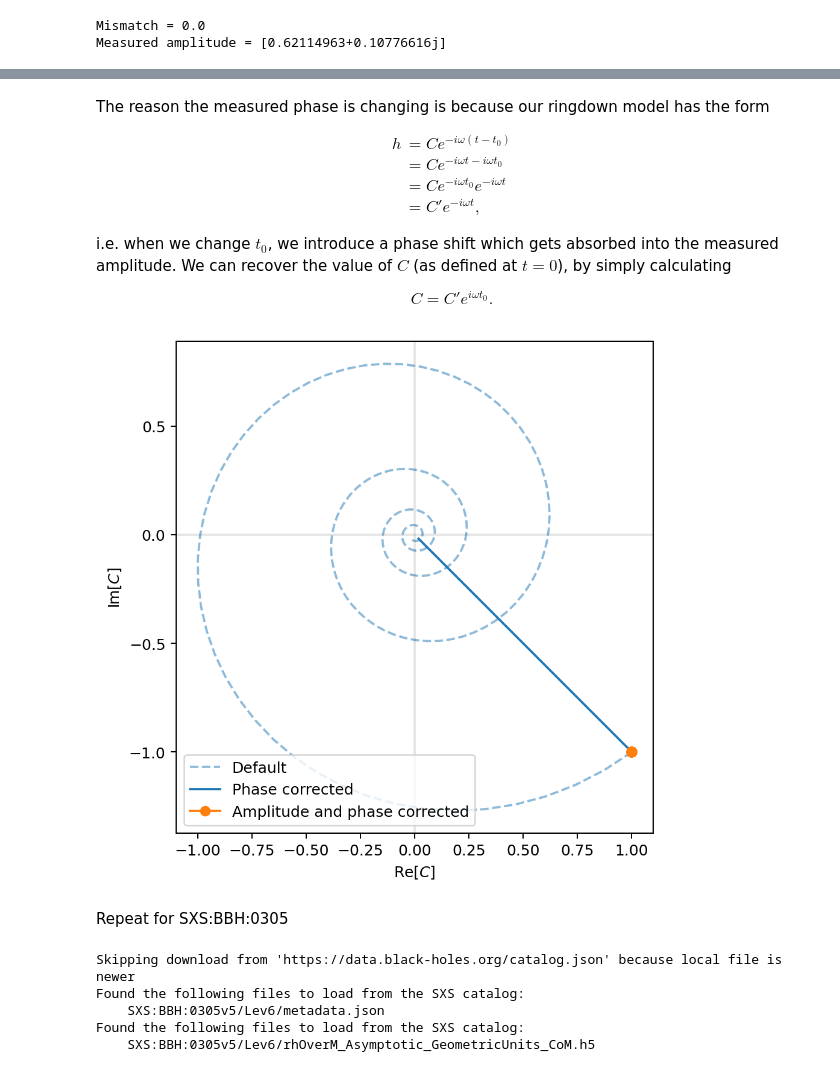
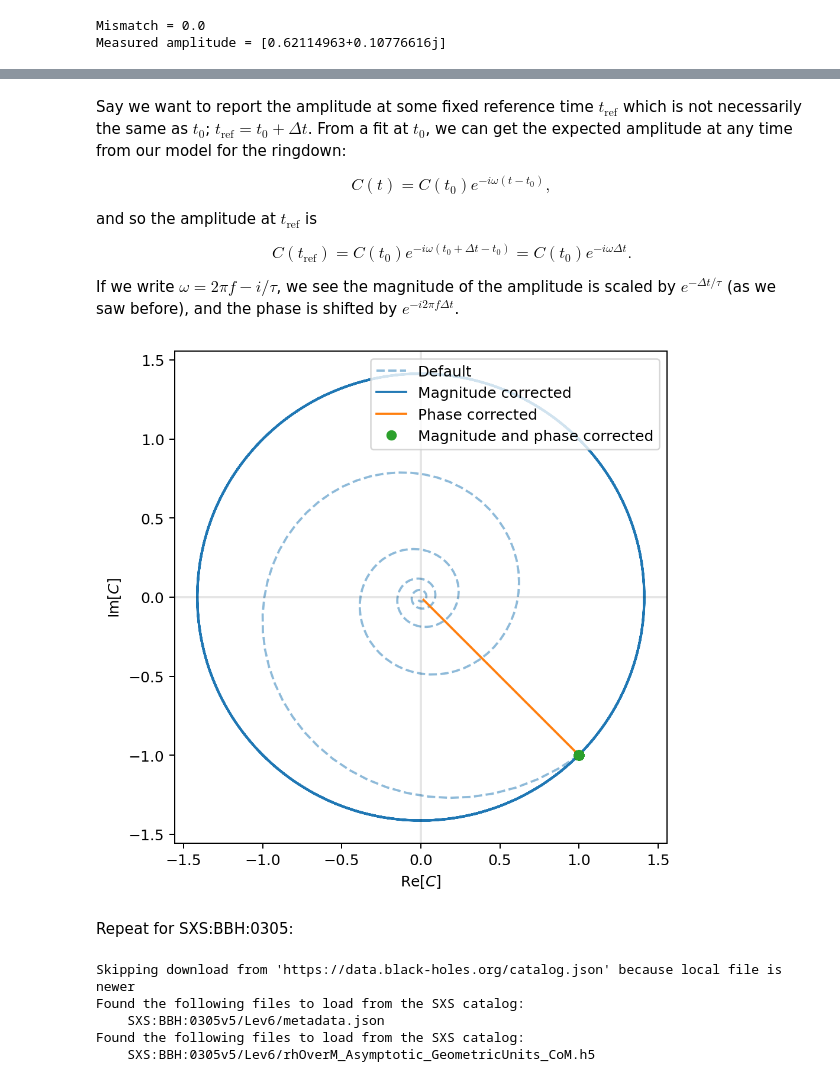
Before and after one commit to eliotfinch/qnmfits, a Jupyter notebook: examples/correcting_measured_amplitude.ipynb, the cells around one changed output, grey strips where cells are left out. Saved outputs shown, nothing was run; the diff lists cells and outputs as text; code cells hidden in the pictures.

```diff
--- a/examples/correcting_measured_amplitude.ipynb
+++ b/examples/correcting_measured_amplitude.ipynb
@@ -111,41 +110,49 @@ Text(0, 0.5, '$\\mathrm{Im}[C]$')
 # %% [markdown]
-The reason the measured phase is changing is because our ringdown model has the form
+Say we want to report the amplitude at some fixed reference time $t_\mathrm{ref}$ which is not necessarily the same as $t_0$; $t_\mathrm{ref} = t_0 + \Delta t$. From a fit at $t_0$, we can get the expected amplitude at any time from our model for the ringdown:
 
-\begin{align}
-h &= Ce^{-i \omega (t-t_0)} \\
-&= Ce^{-i \omega t - i \omega t_0} \\
-&= Ce^{-i \omega t_0} e^{-i \omega t} \\
-&= C' e^{-i \omega t},
-\end{align}
+$$ C(t) = C(t_0) e^{-i\omega(t-t_0)}, $$
 
-i.e. when we change $t_0$, we introduce a phase shift which gets absorbed into the measured amplitude. We can recover the value of $C$ (as defined at $t=0$), by simply calculating
+and so the amplitude at $t_\mathrm{ref}$ is
 
-$$ C = C' e^{i \omega t_0}. $$
+$$ C(t_\mathrm{ref}) = C(t_0) e^{-i\omega(t_0 + \Delta t - t_0)} = C(t_0) e^{-i\omega\Delta t}. $$
+
+If we write $\omega = 2\pi f - i/\tau$, we see the magnitude of the amplitude is scaled by $e^{-\Delta t/\tau}$ (as we saw before), and the phase is shifted by $e^{-i2\pi f \Delta t}$.
 # %%
+# Choose a reference time
+t_ref = 0
+
+# So we have a Delta t for each value in the t0 array:
+dt_array = t_ref - t0_array
+
+# Correcting the magnitude only:
+tau = -1/np.imag(frequencies[0])
+mag_corrected = amp_array*np.exp(-dt_array/tau)
+
 # Correcting the phase change only:
-phase_corrected = amp_array*np.exp(1j*np.real(frequencies[0]*t0_array))
+phase_corrected = amp_array*np.exp(-1j*np.real(frequencies[0]*dt_array))
 
-# Correcting for the phase and amplitude decay:
-amp_phase_corrected = amp_array*np.exp(1j*frequencies[0]*t0_array)
+# Correcting the overall amplitude:
+amp_corrected = amp_array*np.exp(-1j*frequencies[0]*dt_array)
 
 fig, ax = plt.subplots(figsize=(6,6), dpi=180)
 ax.set_aspect('equal')
 
-ax.plot(np.real(amp_array), np.imag(amp_array), ls='--', alpha=0.5, label='Default')
-ax.plot(np.real(phase_corrected), np.imag(phase_corrected), c='C0', label='Phase corrected')
-ax.plot(np.real(amp_phase_corrected), np.imag(amp_phase_corrected), marker='o', c='C1', label='Amplitude and phase corrected')
+ax.plot(np.real(amp_array), np.imag(amp_array), c='C0', ls='--', alpha=0.5, label='Default')
+ax.plot(np.real(mag_corrected), np.imag(mag_corrected), c='C0', label='Magnitude corrected')
+ax.plot(np.real(phase_corrected), np.imag(phase_corrected), c='C1', label='Phase corrected')
+ax.plot(np.real(amp_corrected), np.imag(amp_corrected), marker='o', lw=0, c='C2', label='Magnitude and phase corrected')
 
 ax.axvline(0, c='k', alpha=0.1)
 ax.axhline(0, c='k', alpha=0.1)
 
 ax.set_xlabel('$\mathrm{Re}[C]$')
 ax.set_ylabel('$\mathrm{Im}[C]$')
 
 _ = ax.legend()
 # %% [output]
-[figure, old version]
+[figure, new version]
 # %% [markdown]
-Repeat for SXS:BBH:0305
+Repeat for SXS:BBH:0305:
 # %%
 sim = qnmfits.SXS(ID=305, zero_time=(2,2))
 # %% [output]
```
Also changed, not shown: parts of 7 cells of this notebook.
